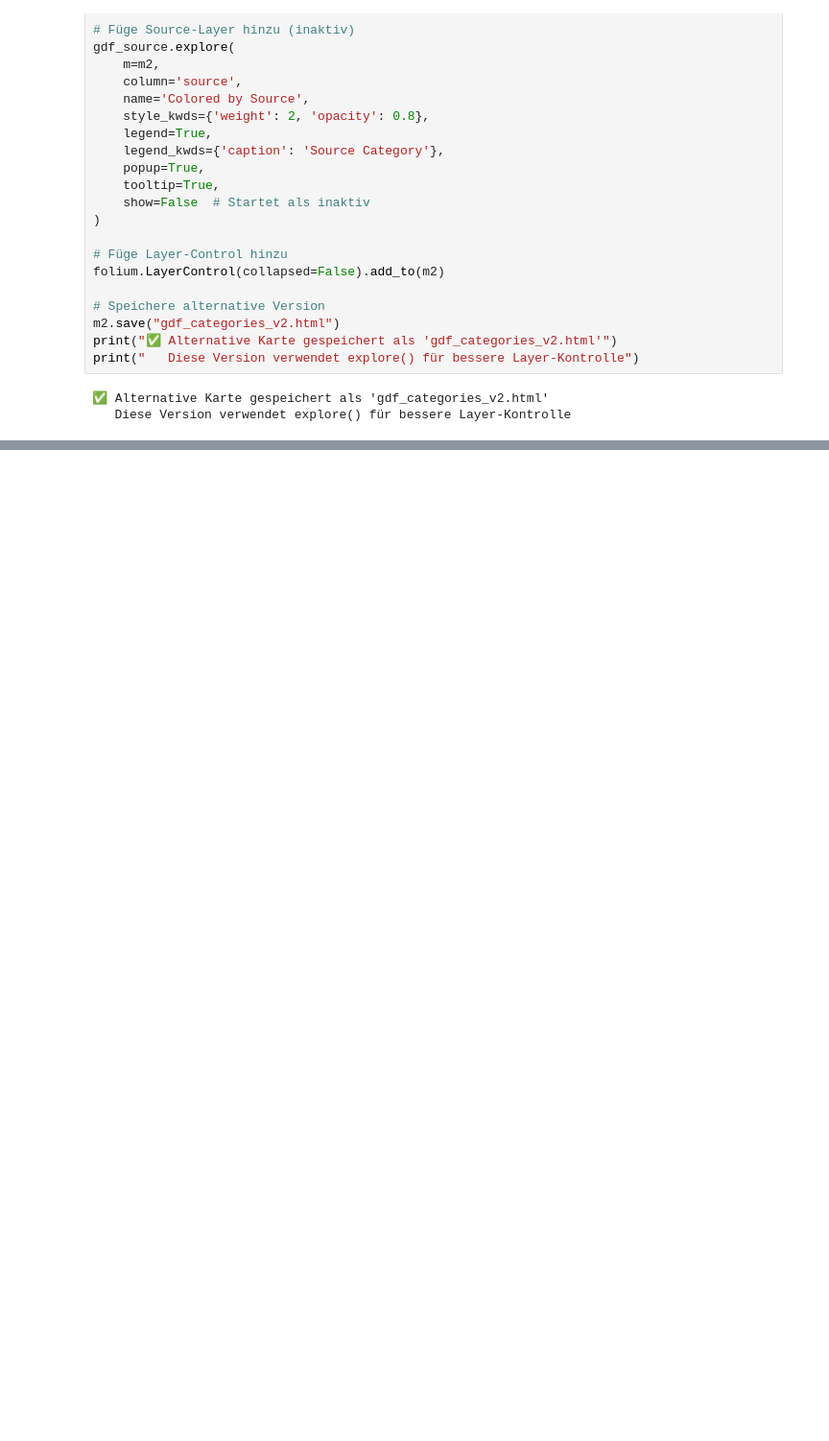
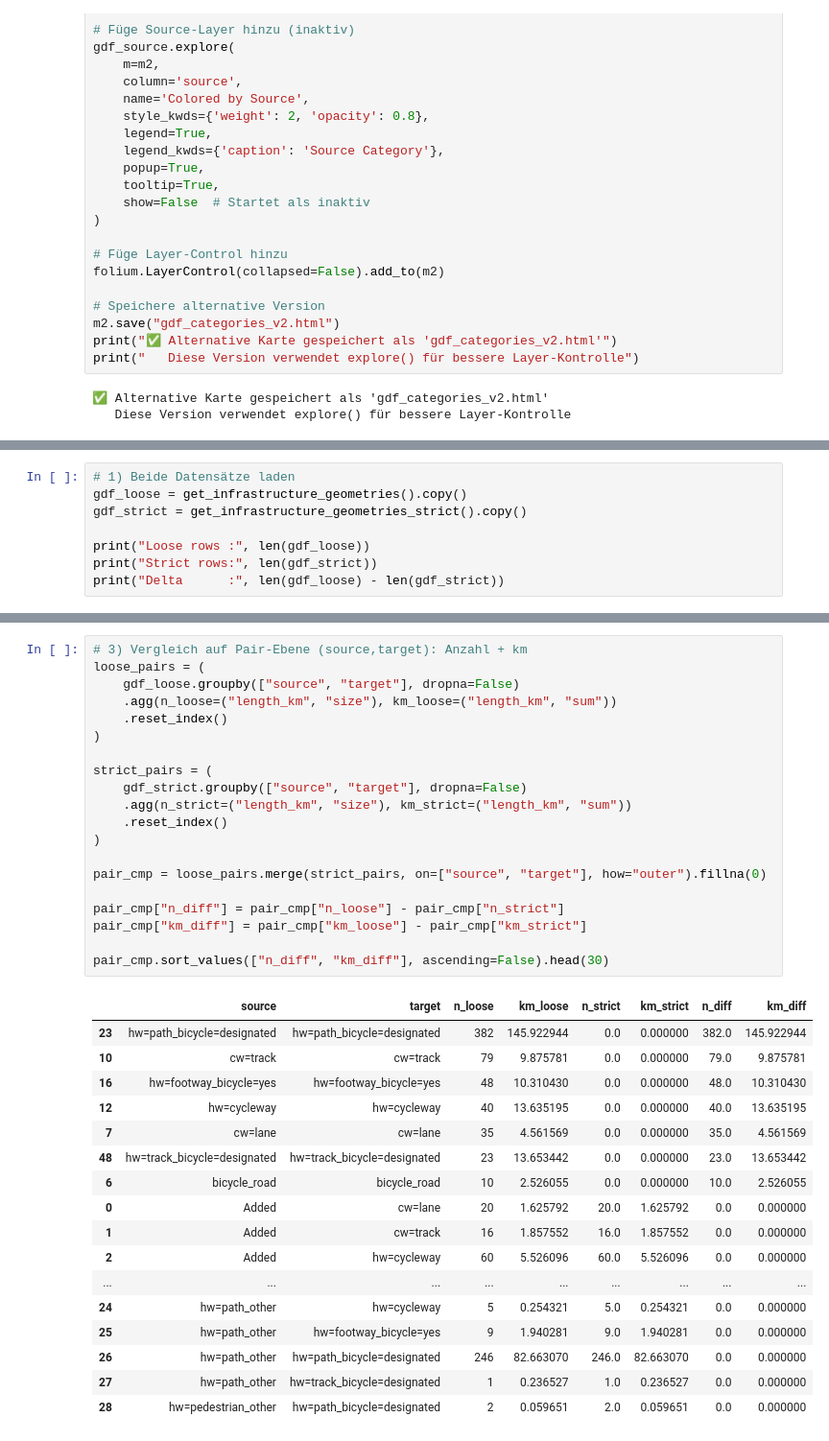
Before and after one commit to vizsim/osm_hashtag_analyse, a Jupyter notebook: analysen/cw_miss/analize_cw_miss_sankey.ipynb, the cells around one changed output, grey strips where cells are left out. Shown at 96% size. Drawn from its saved outputs; the diff is of its cells as text; blank space fills up the shorter version.

```diff
--- a/analysen/cw_miss/analize_cw_miss_sankey.ipynb
+++ b/analysen/cw_miss/analize_cw_miss_sankey.ipynb
@@ -1603,0 +1386,8 @@ print("   Diese Version verwendet explore() für bessere Layer-Kontrolle")
+# %%
+# 1) Beide Datensätze laden
+gdf_loose = get_infrastructure_geometries().copy()
+gdf_strict = get_infrastructure_geometries_strict().copy()
+
+print("Loose rows :", len(gdf_loose))
+print("Strict rows:", len(gdf_strict))
+print("Delta      :", len(gdf_loose) - len(gdf_strict))
@@ -1603,0 +1410,38 @@ print("   Diese Version verwendet explore() für bessere Layer-Kontrolle")
+# %%
+# 3) Vergleich auf Pair-Ebene (source,target): Anzahl + km
+loose_pairs = (
+    gdf_loose.groupby(["source", "target"], dropna=False)
+    .agg(n_loose=("length_km", "size"), km_loose=("length_km", "sum"))
+    .reset_index()
+)
+
+strict_pairs = (
+    gdf_strict.groupby(["source", "target"], dropna=False)
+    .agg(n_strict=("length_km", "size"), km_strict=("length_km", "sum"))
+    .reset_index()
+)
+
+pair_cmp = loose_pairs.merge(strict_pairs, on=["source", "target"], how="outer").fillna(0)
+
+pair_cmp["n_diff"] = pair_cmp["n_loose"] - pair_cmp["n_strict"]
+pair_cmp["km_diff"] = pair_cmp["km_loose"] - pair_cmp["km_strict"]
+
+pair_cmp.sort_values(["n_diff", "km_diff"], ascending=False).head(30)
+# %% [output]
+|  | source | target | n_loose | km_loose | n_strict | km_strict | n_diff | km_diff |
+| 23 | hw=path_bicycle=designated | hw=path_bicycle=designated | 382 | 145.922944 | 0.0 | 0.000000 | 382.0 | 145.922944 |
+| 10 | cw=track | cw=track | 79 | 9.875781 | 0.0 | 0.000000 | 79.0 | 9.875781 |
+| 16 | hw=footway_bicycle=yes | hw=footway_bicycle=yes | 48 | 10.310430 | 0.0 | 0.000000 | 48.0 | 10.310430 |
+| 12 | hw=cycleway | hw=cycleway | 40 | 13.635195 | 0.0 | 0.000000 | 40.0 | 13.635195 |
+| 7 | cw=lane | cw=lane | 35 | 4.561569 | 0.0 | 0.000000 | 35.0 | 4.561569 |
+| 48 | hw=track_bicycle=designated | hw=track_bicycle=designated | 23 | 13.653442 | 0.0 | 0.000000 | 23.0 | 13.653442 |
+| 6 | bicycle_road | bicycle_road | 10 | 2.526055 | 0.0 | 0.000000 | 10.0 | 2.526055 |
+| 0 | Added | cw=lane | 20 | 1.625792 | 20.0 | 1.625792 | 0.0 | 0.000000 |
+| 1 | Added | cw=track | 16 | 1.857552 | 16.0 | 1.857552 | 0.0 | 0.000000 |
+| 2 | Added | hw=cycleway | 60 | 5.526096 | 60.0 | 5.526096 | 0.0 | 0.000000 |
+| ... | ... | ... | ... | ... | ... | ... | ... | ... |
+| 24 | hw=path_other | hw=cycleway | 5 | 0.254321 | 5.0 | 0.254321 | 0.0 | 0.000000 |
+| 25 | hw=path_other | hw=footway_bicycle=yes | 9 | 1.940281 | 9.0 | 1.940281 | 0.0 | 0.000000 |
+| 26 | hw=path_other | hw=path_bicycle=designated | 246 | 82.663070 | 246.0 | 82.663070 | 0.0 | 0.000000 |
+| 27 | hw=path_other | hw=track_bicycle=designated | 1 | 0.236527 | 1.0 | 0.236527 | 0.0 | 0.000000 |
+| 28 | hw=pedestrian_other | hw=path_bicycle=designated | 2 | 0.059651 | 2.0 | 0.059651 | 0.0 | 0.000000 |
```
Also changed, not shown: parts of 21 cells of this notebook, 4 other files.
